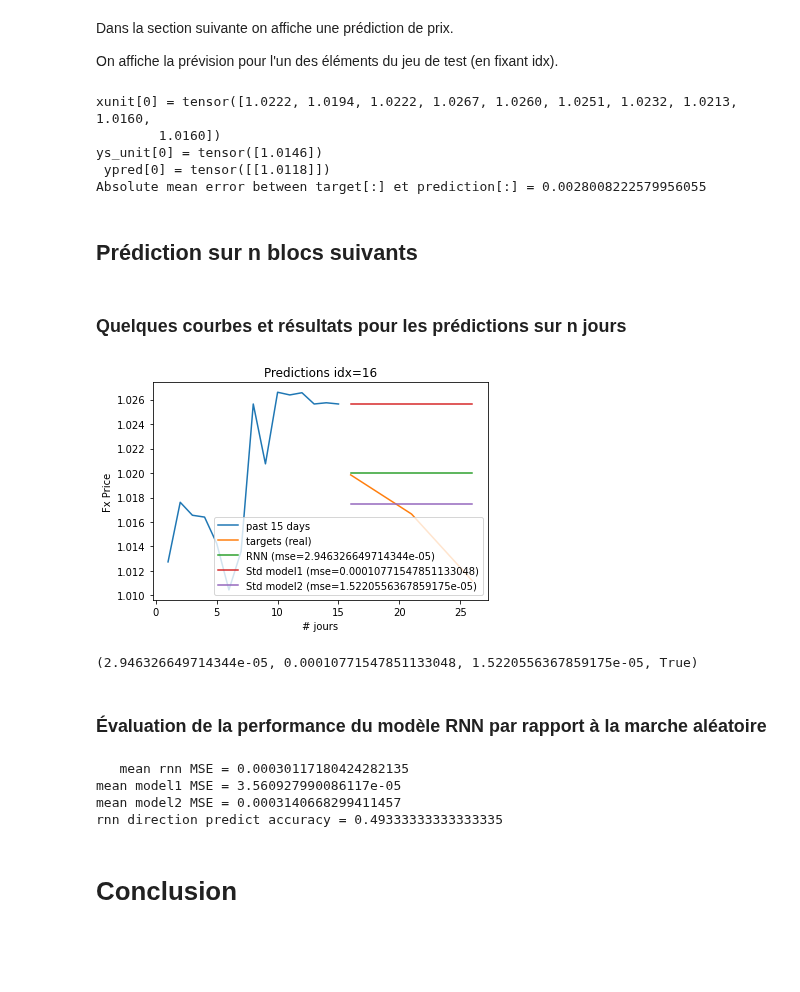
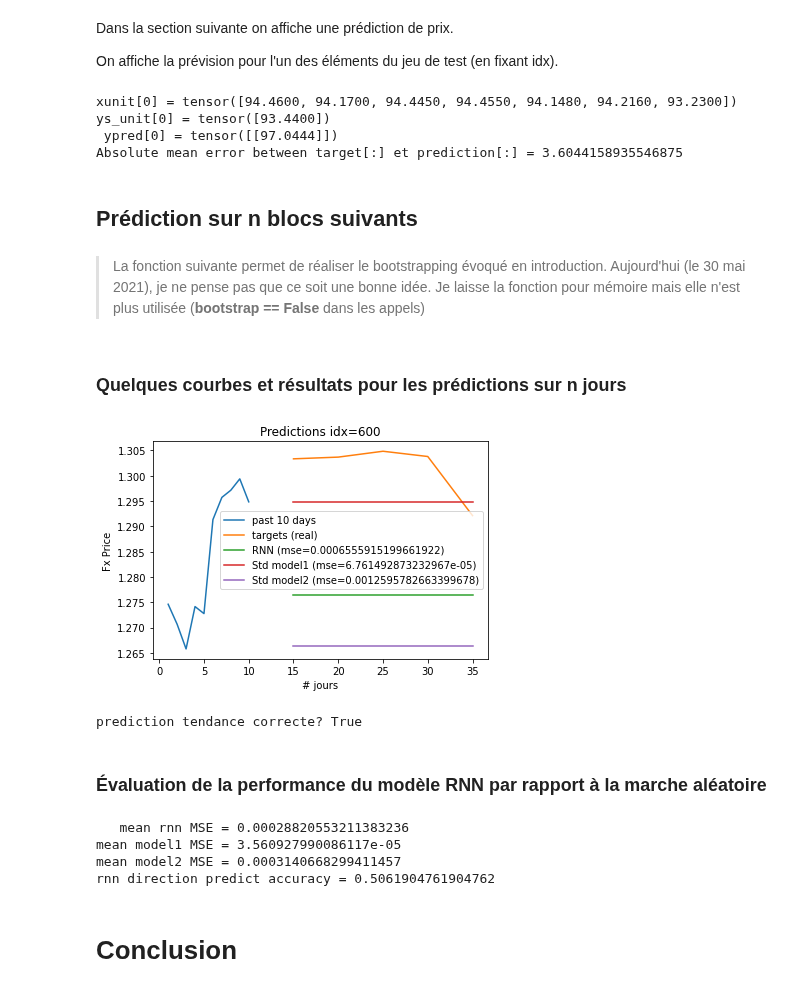
Before and after one commit to delemarchand2020/IVADO_MILA_DL, a Jupyter notebook: Predict_FX_with_DL.ipynb, the cells around one changed output. Saved outputs shown, nothing was run; the diff lists cells and outputs as text; code cells hidden in the pictures; blank space fills up the shorter version.

```diff
--- a/Predict_FX_with_DL.ipynb
+++ b/Predict_FX_with_DL.ipynb
@@ -519,8 +652,8 @@ def get_optimizer(model, learning_rate=learning_rate):
 # %% [markdown]
 > Pour des raisons de facilité, on garde les variables model_rnn, rnn_weights que ce soit un modèle RNN pur ou LSTM (qui est un type de RNN en fait) ou encore Transformer
 # %%
-n_epoch = 15
-batch_size = 4
+n_epoch = 120
+batch_size = 8
 seq_len = 15
 pos_x = 10
 pos_y = 15
@@ -542,7 +675,7 @@ loss_fun = torch.nn.MSELoss()
 optimizer_rnn = get_optimizer(model_rnn)
 
 # choix parmi : ['USDCAD','EURUSD', 'GBPUSD','USDJPY','USDCHF','AUDUSD','USDSEK','USDNOK','NZDUSD','USDCAD']
-for name_serie in ['USDCAD','EURUSD', 'GBPUSD','USDJPY','USDCHF','AUDUSD','USDSEK','USDNOK','NZDUSD']:
+for name_serie in ['USDCAD','EURUSD', 'GBPUSD','USDCHF','AUDUSD','USDSEK','USDNOK','NZDUSD','USDCAD']:
     data_train, data_val, data_test, stat = create_datasets(seq_len=seq_len,
                                                             name_serie=name_serie,
                                                             pos_x=pos_x,
@@ -558,7 +691,7 @@ for name_serie in ['USDCAD','EURUSD', 'GBPUSD','USDJPY','USDCHF','AUDUSD','USDSE
                                                                 ys_test,batch_size = batch_size)
 
     loss_history = train_model(model_rnn, rnn_weights, optimizer_rnn, loss_fun,
-                               n_epoch=n_epoch,debug_flag=True)
+                               n_epoch=n_epoch,debug_flag=False)
 
     # Save loss history for later
     rnn_train_loss_history, rnn_valid_loss_history = loss_history
@@ -771,13 +798,14 @@ print(f"ys_unit[{idx}] = {ys_unit_unstd.detach()}\n ypred[{idx}] = {ypred_unstd.
 
 print_mean_abs_error(ys_unit_unstd.detach(), ypred_unstd.detach())
 # %% [output]
-xunit[0] = tensor([1.0222, 1.0194, 1.0222, 1.0267, 1.0260, 1.0251, 1.0232, 1.0213, 1.0160,
-        1.0160])
-ys_unit[0] = tensor([1.0146])
- ypred[0] = tensor([[1.0118]])
-Absolute mean error between target[:] et prediction[:] = 0.0028008222579956055
+xunit[0] = tensor([94.4600, 94.1700, 94.4450, 94.4550, 94.1480, 94.2160, 93.2300])
+ys_unit[0] = tensor([93.4400])
+ ypred[0] = tensor([[97.0444]])
+Absolute mean error between target[:] et prediction[:] = 3.6044158935546875
 # %% [markdown]
 ## Prédiction sur n blocs suivants
+# %% [markdown]
+> La fonction suivante permet de réaliser le bootstrapping évoqué en introduction. Aujourd'hui (le 30 mai 2021), je ne pense pas que ce soit une bonne idée. Je laisse la fonction pour mémoire mais elle n'est plus utilisée (**bootstrap == False** dans les appels)
 # %%
 def shif_right_and_complete(input_seq, item_to_add, debug=False,pos_x=7):
   if debug == True:
@@ -830,14 +851,11 @@ def prediction_n_blocs(inputs, targets, mean, std, n=7, idx=1500, display=False,
   predict_direction = np.sign(y_predicts[-1] - y_previous[-1])
 
   if display == True:
-    #print(y_targets)
-    #print(y_predicts)
-
     xaxis = range(1, seq_len+1)
     plt.plot(xaxis, y_previous, label=f'past {seq_len} days')
 
-    start = seq_len+1
-    xaxis_pred = range(start, start+(n*taille_bloc_pred),taille_bloc_pred)
+    start = seq_len+taille_bloc_pred
+    xaxis_pred = range(start, start+(n)*taille_bloc_pred,taille_bloc_pred)
     plt.plot(xaxis_pred, y_targets, label='targets (real)')
     plt.plot(xaxis_pred, y_predicts, label=f'RNN (mse={rnn_mse})')
     plt.plot(xaxis_pred, y_model1, label=f'Std model1 (mse={model1_mse})')
@@ -855,11 +873,12 @@ def prediction_n_blocs(inputs, targets, mean, std, n=7, idx=1500, display=False,
 ### Quelques courbes et résultats pour les prédictions sur n jours
 # %%
 # attention idx doit être > seq_len
-prediction_n_blocs(Xs_test.cpu(), ys_test.cpu(), mean, std, n=3, idx=seq_len+1, display=True,
-                   bootstrap=False, seq_len=seq_len, taille_bloc_pred=taille_bloc_pred)
+_,_,_,trend = prediction_n_blocs(Xs_test.cpu(), ys_test.cpu(), mean, std, n=5, idx=600, display=True,
+                   bootstrap=False, seq_len=pos_x, taille_bloc_pred=taille_bloc_pred)
+print(f"prediction tendance correcte? {trend}")
 # %% [output]
-[figure, old version]
+[figure, new version]
-(2.946326649714344e-05, 0.00010771547851133048, 1.5220556367859175e-05, True)
+prediction tendance correcte? True
 # %% [markdown]
 ### Évaluation de la performance du modèle RNN par rapport à la marche aléatoire
 # %%
@@ -892,10 +911,10 @@ print(f'mean model1 MSE = {np.mean(model1_mse_all)}')
 print(f'mean model2 MSE = {np.mean(model2_mse_all)}')
 print(f'rnn direction predict accuracy = {np.sum(rnn_direction_all)/np.size(rnn_direction_all)}')
 # %% [output]
-   mean rnn MSE = 0.00030117180424282135
+   mean rnn MSE = 0.00028820553211383236
 mean model1 MSE = 3.560927990086117e-05
 mean model2 MSE = 0.0003140668299411457
-rnn direction predict accuracy = 0.49333333333333335
+rnn direction predict accuracy = 0.5061904761904762
 # %% [markdown]
 # Conclusion
 # %% [markdown]
```
Also changed, not shown: parts of 18 cells of this notebook.
